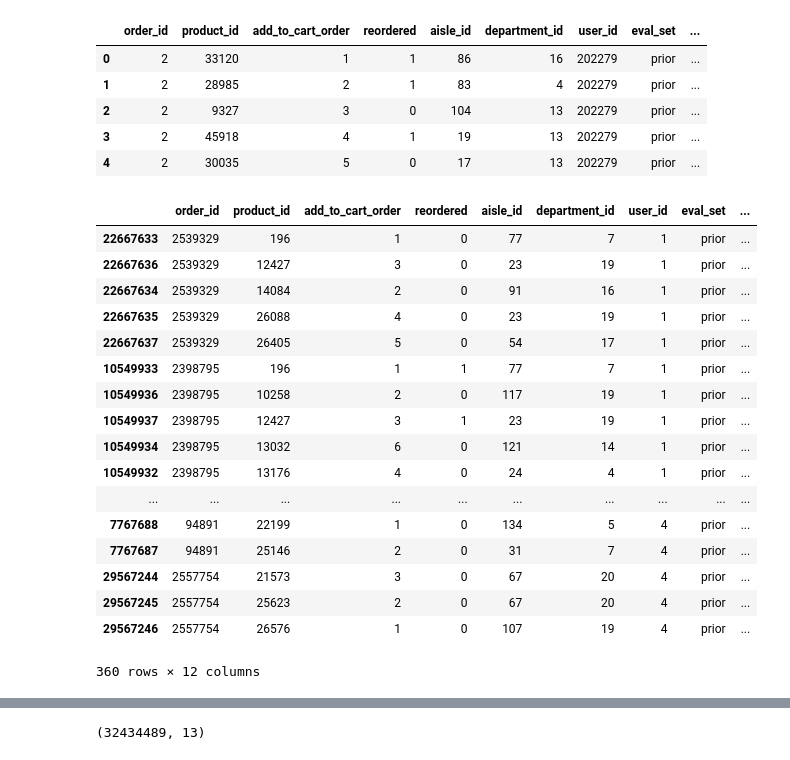
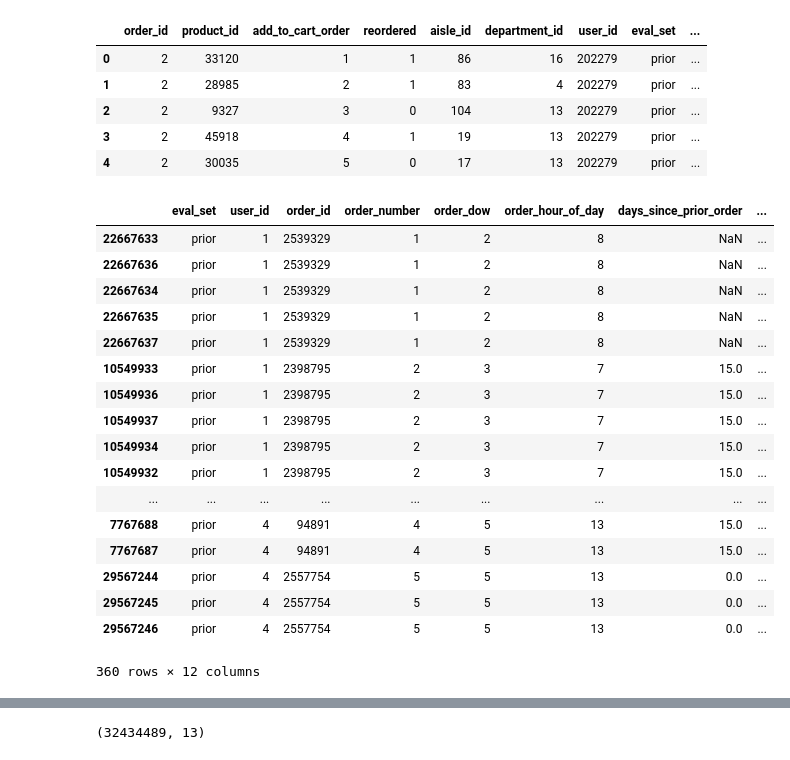
Before and after one commit to juemura/cs241, a Jupyter notebook: CS241 - Final Project.ipynb, the cells around one changed output, grey strips where cells are left out. Cells and saved outputs as stored; diff of their text form; code cells hidden in the pictures.

```diff
--- a/CS241 - Final Project.ipynb
+++ b/CS241 - Final Project.ipynb
@@ -138,23 +138,24 @@ prior_products_orders:  (32434489, 12)
 | 4 | 2 | 30035 | 5 | 0 | 17 | 13 | 202279 | prior | ... |
 # %%
 testdf = prior_products_orders.loc[prior_products_orders['user_id'] < 5].sort_values(['user_id', 'order_number', 'product_id', 'department_id', 'aisle_id'])
+testdf = testdf[['eval_set', 'user_id', 'order_id', 'order_number', 'order_dow', 'order_hour_of_day', 'days_since_prior_order', 'product_id', 'aisle_id', 'department_id', 'add_to_cart_order', 'reordered']]
 testdf.head(500)
 # %% [output]
-|  | order_id | product_id | add_to_cart_order | reordered | aisle_id | department_id | user_id | eval_set | ... |
-| 22667633 | 2539329 | 196 | 1 | 0 | 77 | 7 | 1 | prior | ... |
-| 22667636 | 2539329 | 12427 | 3 | 0 | 23 | 19 | 1 | prior | ... |
-| 22667634 | 2539329 | 14084 | 2 | 0 | 91 | 16 | 1 | prior | ... |
-| 22667635 | 2539329 | 26088 | 4 | 0 | 23 | 19 | 1 | prior | ... |
-| 22667637 | 2539329 | 26405 | 5 | 0 | 54 | 17 | 1 | prior | ... |
-| 10549933 | 2398795 | 196 | 1 | 1 | 77 | 7 | 1 | prior | ... |
-| 10549936 | 2398795 | 10258 | 2 | 0 | 117 | 19 | 1 | prior | ... |
-| 10549937 | 2398795 | 12427 | 3 | 1 | 23 | 19 | 1 | prior | ... |
-| 10549934 | 2398795 | 13032 | 6 | 0 | 121 | 14 | 1 | prior | ... |
-| 10549932 | 2398795 | 13176 | 4 | 0 | 24 | 4 | 1 | prior | ... |
-| ... | ... | ... | ... | ... | ... | ... | ... | ... | ... |
-| 7767688 | 94891 | 22199 | 1 | 0 | 134 | 5 | 4 | prior | ... |
-| 7767687 | 94891 | 25146 | 2 | 0 | 31 | 7 | 4 | prior | ... |
-| 29567244 | 2557754 | 21573 | 3 | 0 | 67 | 20 | 4 | prior | ... |
-| 29567245 | 2557754 | 25623 | 2 | 0 | 67 | 20 | 4 | prior | ... |
-| 29567246 | 2557754 | 26576 | 1 | 0 | 107 | 19 | 4 | prior | ... |
+|  | eval_set | user_id | order_id | order_number | order_dow | order_hour_of_day | days_since_prior_order | ... |
+| 22667633 | prior | 1 | 2539329 | 1 | 2 | 8 | NaN | ... |
+| 22667636 | prior | 1 | 2539329 | 1 | 2 | 8 | NaN | ... |
+| 22667634 | prior | 1 | 2539329 | 1 | 2 | 8 | NaN | ... |
+| 22667635 | prior | 1 | 2539329 | 1 | 2 | 8 | NaN | ... |
+| 22667637 | prior | 1 | 2539329 | 1 | 2 | 8 | NaN | ... |
+| 10549933 | prior | 1 | 2398795 | 2 | 3 | 7 | 15.0 | ... |
+| 10549936 | prior | 1 | 2398795 | 2 | 3 | 7 | 15.0 | ... |
+| 10549937 | prior | 1 | 2398795 | 2 | 3 | 7 | 15.0 | ... |
+| 10549934 | prior | 1 | 2398795 | 2 | 3 | 7 | 15.0 | ... |
+| 10549932 | prior | 1 | 2398795 | 2 | 3 | 7 | 15.0 | ... |
+| ... | ... | ... | ... | ... | ... | ... | ... | ... |
+| 7767688 | prior | 4 | 94891 | 4 | 5 | 13 | 15.0 | ... |
+| 7767687 | prior | 4 | 94891 | 4 | 5 | 13 | 15.0 | ... |
+| 29567244 | prior | 4 | 2557754 | 5 | 5 | 13 | 0.0 | ... |
+| 29567245 | prior | 4 | 2557754 | 5 | 5 | 13 | 0.0 | ... |
+| 29567246 | prior | 4 | 2557754 | 5 | 5 | 13 | 0.0 | ... |
 360 rows × 12 columns
```
Also changed, not shown: parts of 1 cell of this notebook.
